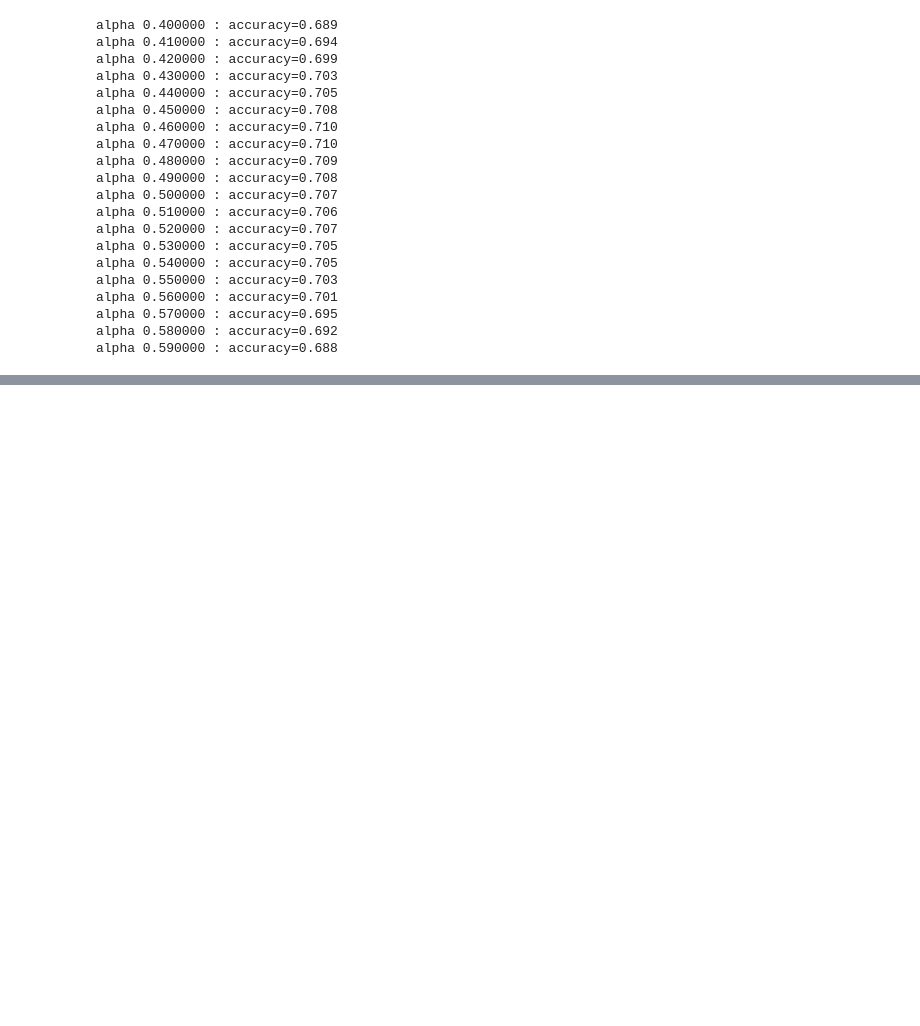
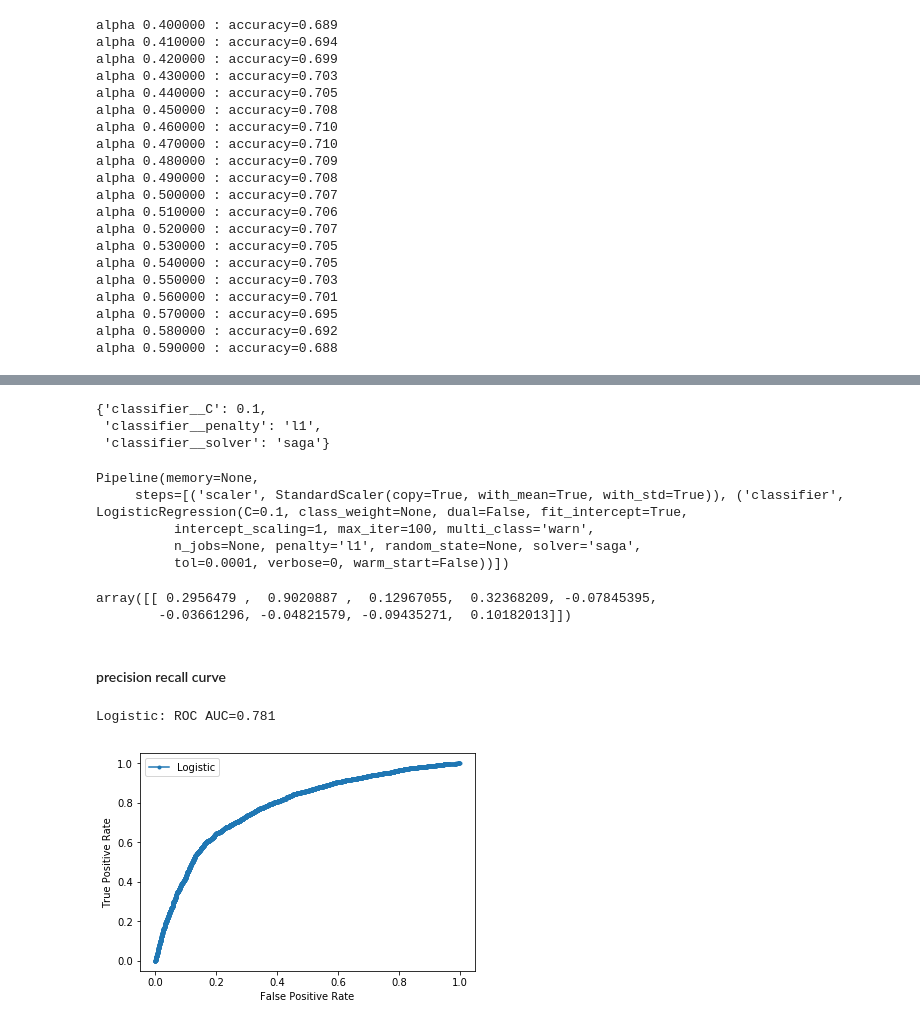
Before and after one commit to tinapai/SMUMSDS-ML1, a Jupyter notebook: Minilab.ipynb, the cells around one changed output, grey strips where cells are left out. Cells and saved outputs as stored; diff of their text form; code cells hidden in the pictures; blank space fills up the shorter version.

```diff
--- a/Minilab.ipynb
+++ b/Minilab.ipynb
@@ -284,0 +878,3 @@ alpha 0.590000 : accuracy=0.688
+# %%
+from sklearn import metrics as mt
+lr_clf = LogisticRegression(penalty='l1', C=0.1, class_weight=None, solver='liblinear' ) # get object
@@ -284,0 +920,7 @@ alpha 0.590000 : accuracy=0.688
+# %%
+#make CV spit 80/20 object
+from sklearn.model_selection import ShuffleSplit
+num_cv_iterations = 3
+num_instances = len(y)
+cv_object = ShuffleSplit(n_splits=num_cv_iterations,
+                         test_size  = 0.2)
@@ -284,0 +1008,10 @@ alpha 0.590000 : accuracy=0.688
+# %%
+
+lr_clf = make_pipeline(StandardScaler(), LogisticRegression(C= 0.1, penalty= 'l1', solver= 'saga'))
+model_s=lr_clf
+model_s.fit(X_train, y_train)
+pred_prob_s = model_s.predict_proba(X_test)
+auc_score_s = roc_auc_score(y_test, pred_prob_s[:,1])
+accuracies = cross_val_score(lr_clf, X, y=y, cv=cv_object)
+print(auc_score_s)
+print(accuracies)
@@ -284,0 +1065,14 @@ alpha 0.590000 : accuracy=0.688
+# %%
+clf.best_params_
+# %% [output]
+{'classifier__C': 0.1,
+ 'classifier__penalty': 'l1',
+ 'classifier__solver': 'saga'}
+# %%
+clf.best_estimator_
+# %% [output]
+Pipeline(memory=None,
+     steps=[('scaler', StandardScaler(copy=True, with_mean=True, with_std=True)), ('classifier', LogisticRegression(C=0.1, class_weight=None, dual=False, fit_intercept=True,
+          intercept_scaling=1, max_iter=100, multi_class='warn',
+          n_jobs=None, penalty='l1', random_state=None, solver='saga',
+          tol=0.0001, verbose=0, warm_start=False))])
@@ -284,0 +1081,35 @@ alpha 0.590000 : accuracy=0.688
+# %%
+model.named_steps["classifier"].coef_
+# %% [output]
+array([[ 0.2956479 ,  0.9020887 ,  0.12967055,  0.32368209, -0.07845395,
+        -0.03661296, -0.04821579, -0.09435271,  0.10182013]])
+# %% [markdown]
+#### precision recall curve
+# %%
+# roc curve and auc
+
+
+lr_clf.fit(X_train, y_train)
+
+# predict probabilities
+lr_probs = lr_clf.predict_proba(X_test)
+# keep probabilities for the positive outcome only
+lr_probs = lr_probs[:, 1]
+# calculate scores
+lr_auc = roc_auc_score(y_test, lr_probs)
+# summarize scores\
+print('Logistic: ROC AUC=%.3f' % (lr_auc))
+# calculate roc curves
+lr_fpr, lr_tpr, _ = roc_curve(y_test, lr_probs)
+# plot the roc curve for the model
+pyplot.plot(lr_fpr, lr_tpr, marker='.', label='Logistic')
+# axis labels
+pyplot.xlabel('False Positive Rate')
+pyplot.ylabel('True Positive Rate')
+# show the legend
+pyplot.legend()
+# show the plot
+pyplot.show()
+# %% [output]
+Logistic: ROC AUC=0.781
+[figure, added]
```
Also changed, not shown: parts of 80 cells of this notebook, 1 other file.
